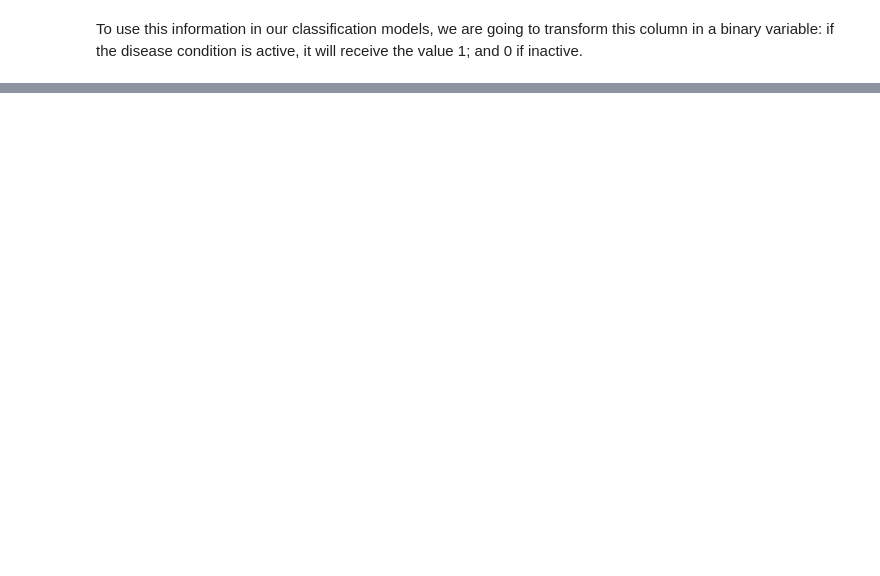
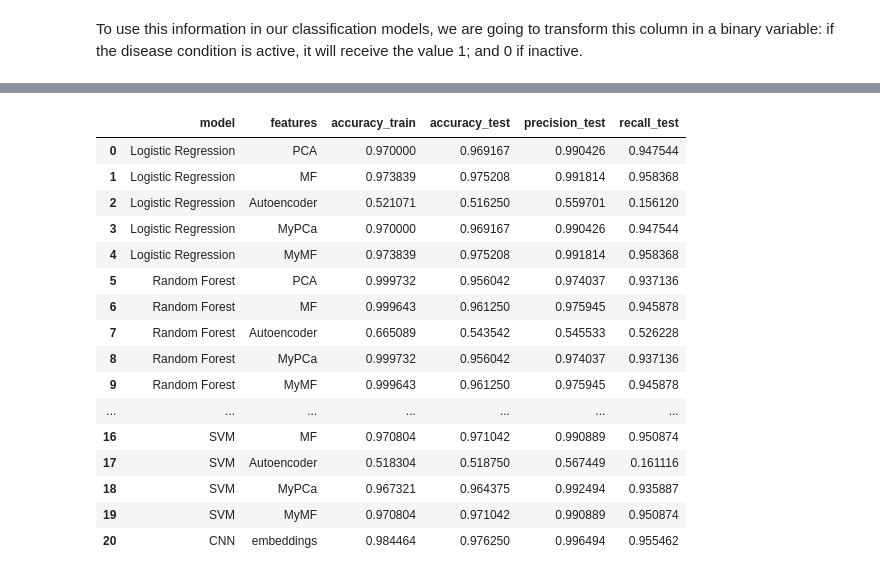
Before and after one commit to ai4all-sfu/comp-biology-2020, a Jupyter notebook: notebooks/day3_compbio.ipynb, the cells around one changed output, grey strips where cells are left out. Cells and saved outputs as stored; diff of their text form; code cells hidden in the pictures; blank space fills up the shorter version.

```diff
--- a/notebooks/day3_compbio.ipynb
+++ b/notebooks/day3_compbio.ipynb
@@ -71,0 +280,25 @@ We are ging
+# %%
+#ADD HERE YOUR CODE
+
+
+#Delete everything
+from sklearn.svm import SVC
+svm = SVC(gamma='auto')
+model_name = 'SVM'
+
+for f in features:
+  #1) Split the features in training and testing set
+  X_train, X_test, y_train, y_test = train_test_split(features[f],target , test_size=0.3, random_state=seed)
+  #2) Fit the model
+  model = svm.fit(X_train,y_train)
+  #3) Predict the labels for the training set and testing set
+  y_train_pred = model.predict(X_train)
+  y_test_pred = model.predict(X_test)
+  #4) Save the results and calculate the accuracy
+  output = {'model':model_name,
+            'features':f,
+            'accuracy_train':accuracy_score(y_train,y_train_pred),
+            'accuracy_test':accuracy_score(y_test,y_test_pred),
+            'precision_test':precision_score(y_test,y_test_pred) ,
+            'recall_test':recall_score(y_test,y_test_pred) }
+  results = results.append(output,ignore_index=True)
@@ -71,0 +415,11 @@ We are ging
+# %%
+y_train_pred = model.predict_classes(X_train)
+y_test_pred = model.predict_classes(X_test)
+
+output = {'model':'CNN',
+            'features':'embeddings',
+            'accuracy_train':accuracy_score(y_train01,y_train_pred),
+            'accuracy_test':accuracy_score(y_test01,y_test_pred),
+            'precision_test':precision_score(y_test01,y_test_pred) ,
+            'recall_test':recall_score(y_test01,y_test_pred)  }
+results = results.append(output,ignore_index=True)
@@ -71,0 +435,22 @@ We are ging
+# %%
+#ADD CODE HERE FOR ACTIVITY #
+
+results
+# %% [output]
+|  | model | features | accuracy_train | accuracy_test | precision_test | recall_test |
+| 0 | Logistic Regression | PCA | 0.970000 | 0.969167 | 0.990426 | 0.947544 |
+| 1 | Logistic Regression | MF | 0.973839 | 0.975208 | 0.991814 | 0.958368 |
+| 2 | Logistic Regression | Autoencoder | 0.521071 | 0.516250 | 0.559701 | 0.156120 |
+| 3 | Logistic Regression | MyPCa | 0.970000 | 0.969167 | 0.990426 | 0.947544 |
+| 4 | Logistic Regression | MyMF | 0.973839 | 0.975208 | 0.991814 | 0.958368 |
+| 5 | Random Forest | PCA | 0.999732 | 0.956042 | 0.974037 | 0.937136 |
+| 6 | Random Forest | MF | 0.999643 | 0.961250 | 0.975945 | 0.945878 |
+| 7 | Random Forest | Autoencoder | 0.665089 | 0.543542 | 0.545533 | 0.526228 |
+| 8 | Random Forest | MyPCa | 0.999732 | 0.956042 | 0.974037 | 0.937136 |
+| 9 | Random Forest | MyMF | 0.999643 | 0.961250 | 0.975945 | 0.945878 |
+| ... | ... | ... | ... | ... | ... | ... |
+| 16 | SVM | MF | 0.970804 | 0.971042 | 0.990889 | 0.950874 |
+| 17 | SVM | Autoencoder | 0.518304 | 0.518750 | 0.567449 | 0.161116 |
+| 18 | SVM | MyPCa | 0.967321 | 0.964375 | 0.992494 | 0.935887 |
+| 19 | SVM | MyMF | 0.970804 | 0.971042 | 0.990889 | 0.950874 |
+| 20 | CNN | embeddings | 0.984464 | 0.976250 | 0.996494 | 0.955462 |
```
Also changed, not shown: parts of 30 cells of this notebook, 1 other file.
